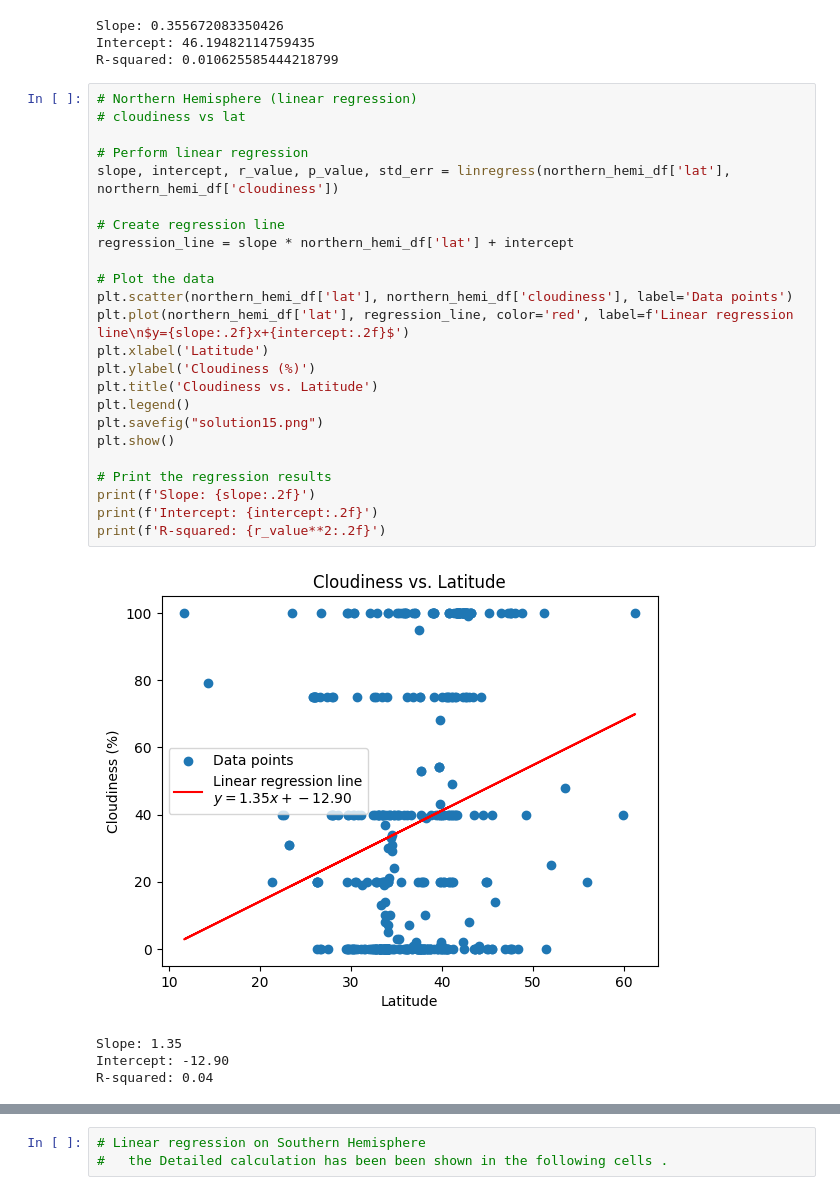
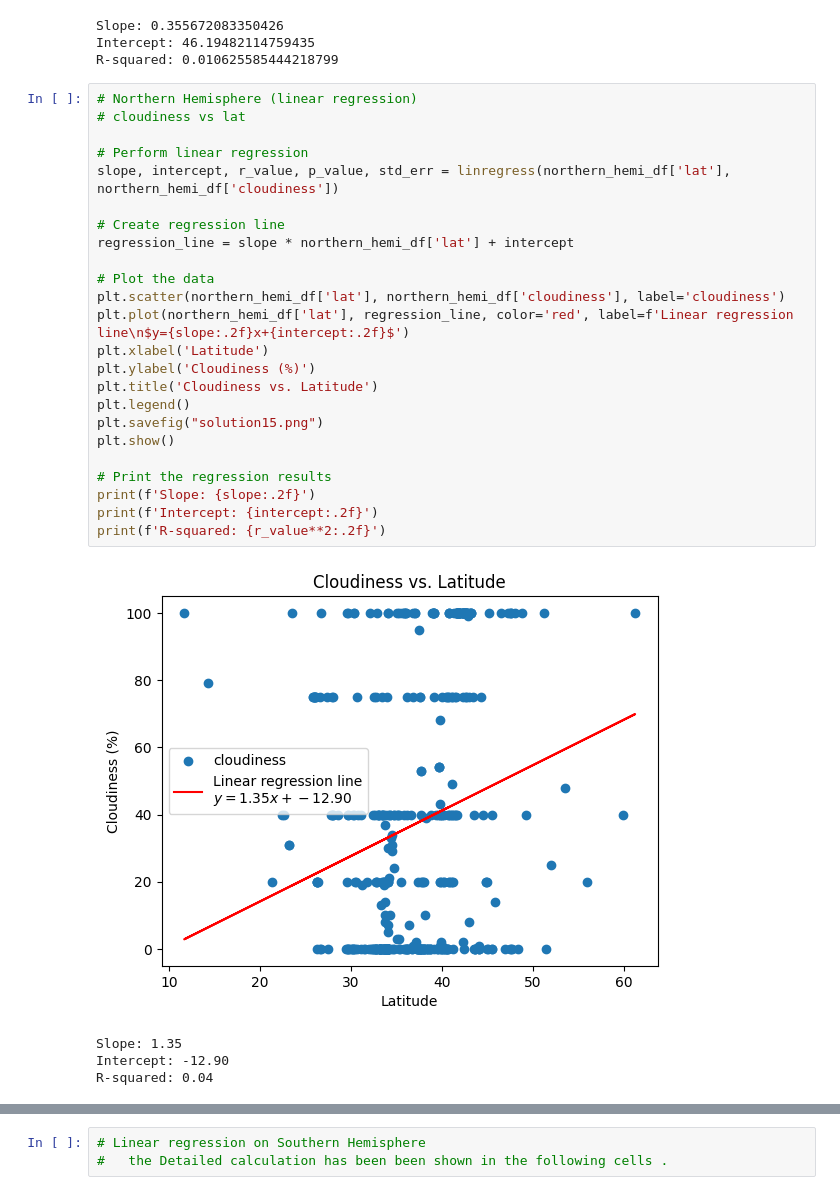
Before and after one commit to aparajita-code/python-api-challenge, a Jupyter notebook: WeatherPy/WeatherPy.ipynb, the cells around one changed output, grey strips where cells are left out. Cells and saved outputs as stored; diff of their text form.

```diff
--- a/WeatherPy/WeatherPy.ipynb
+++ b/WeatherPy/WeatherPy.ipynb
@@ -480,29 +480,29 @@ R-squared: 0.010625585444218799
 # %%
 # Northern Hemisphere (linear regression)
 # cloudiness vs lat
 
 # Perform linear regression
 slope, intercept, r_value, p_value, std_err = linregress(northern_hemi_df['lat'], northern_hemi_df['cloudiness'])
 
 # Create regression line
 regression_line = slope * northern_hemi_df['lat'] + intercept
 
 # Plot the data
-plt.scatter(northern_hemi_df['lat'], northern_hemi_df['cloudiness'], label='Data points')
+plt.scatter(northern_hemi_df['lat'], northern_hemi_df['cloudiness'], label='cloudiness')
 plt.plot(northern_hemi_df['lat'], regression_line, color='red', label=f'Linear regression line\n$y={slope:.2f}x+{intercept:.2f}$')
 plt.xlabel('Latitude')
 plt.ylabel('Cloudiness (%)')
 plt.title('Cloudiness vs. Latitude')
 plt.legend()
 plt.savefig("solution15.png")
 plt.show()
 
 # Print the regression results
 print(f'Slope: {slope:.2f}')
 print(f'Intercept: {intercept:.2f}')
 print(f'R-squared: {r_value**2:.2f}')
 # %% [output]
-[figure, old version]
+[figure, new version]
 Slope: 1.35
 Intercept: -12.90
 R-squared: 0.04
```
Also changed, not shown: parts of 3 cells of this notebook, 4 other files.
